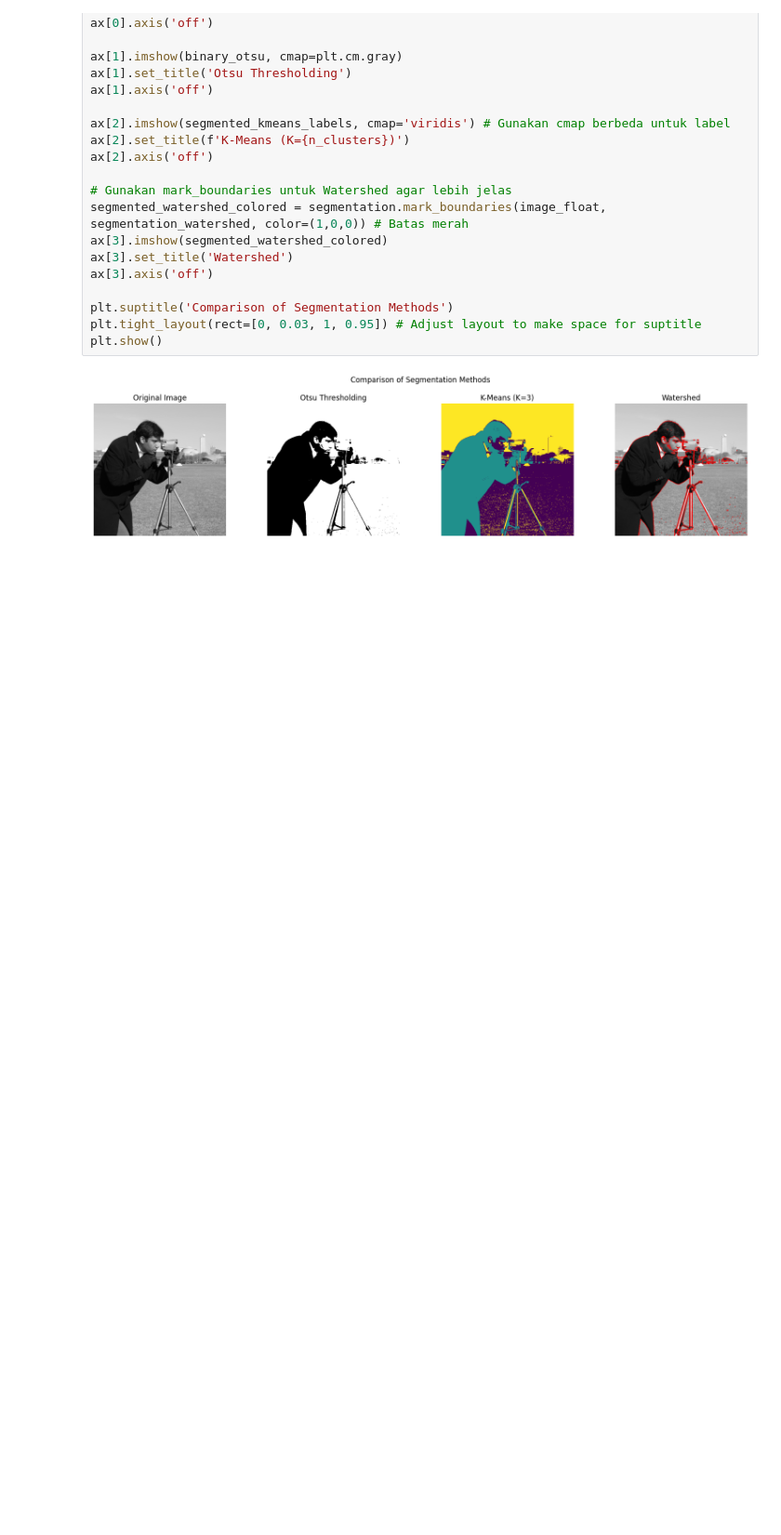
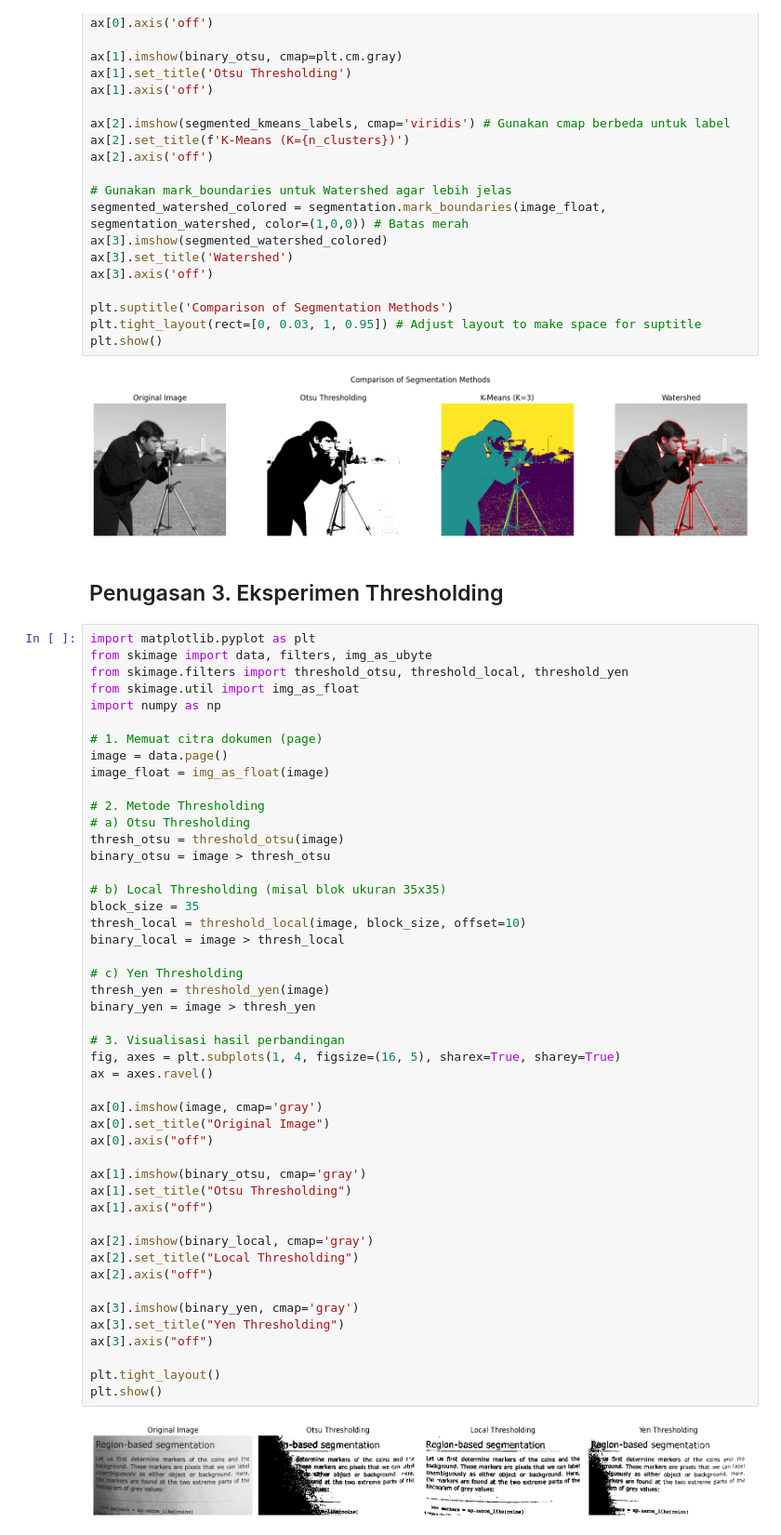
Before and after one commit to aninditarhm/2025_pengolahan_citra_ti2c, a Jupyter notebook: Jobsheet_04.ipynb, the cells around one changed output. Shown at 93% size. Drawn from its saved outputs; the diff is of its cells as text; blank space fills up the shorter version.

```diff
--- a/Jobsheet_04.ipynb
+++ b/Jobsheet_04.ipynb
@@ -380,3 +380,54 @@ plt.tight_layout(rect=[0, 0.03, 1, 0.95]) # Adjust layout to make space for supt
 plt.show()
 # %% [output]
 [figure]
+# %% [markdown]
+## Penugasan 3. Eksperimen Thresholding
+# %%
+import matplotlib.pyplot as plt
+from skimage import data, filters, img_as_ubyte
+from skimage.filters import threshold_otsu, threshold_local, threshold_yen
+from skimage.util import img_as_float
+import numpy as np
+
+# 1. Memuat citra dokumen (page)
+image = data.page()
+image_float = img_as_float(image)
+
+# 2. Metode Thresholding
+# a) Otsu Thresholding
+thresh_otsu = threshold_otsu(image)
+binary_otsu = image > thresh_otsu
+
+# b) Local Thresholding (misal blok ukuran 35x35)
+block_size = 35
+thresh_local = threshold_local(image, block_size, offset=10)
+binary_local = image > thresh_local
+
+# c) Yen Thresholding
+thresh_yen = threshold_yen(image)
+binary_yen = image > thresh_yen
+
+# 3. Visualisasi hasil perbandingan
+fig, axes = plt.subplots(1, 4, figsize=(16, 5), sharex=True, sharey=True)
+ax = axes.ravel()
+
+ax[0].imshow(image, cmap='gray')
+ax[0].set_title("Original Image")
+ax[0].axis("off")
+
+ax[1].imshow(binary_otsu, cmap='gray')
+ax[1].set_title("Otsu Thresholding")
+ax[1].axis("off")
+
+ax[2].imshow(binary_local, cmap='gray')
+ax[2].set_title("Local Thresholding")
+ax[2].axis("off")
+
+ax[3].imshow(binary_yen, cmap='gray')
+ax[3].set_title("Yen Thresholding")
+ax[3].axis("off")
+
+plt.tight_layout()
+plt.show()
+# %% [output]
+[figure, added]
```
Also changed, not shown: parts of 2 cells of this notebook.
